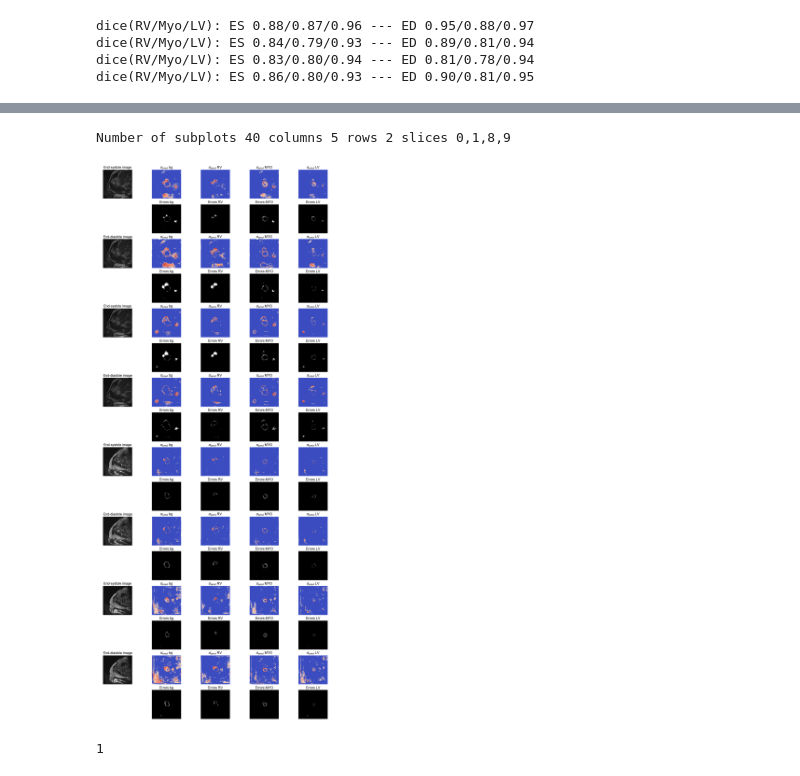
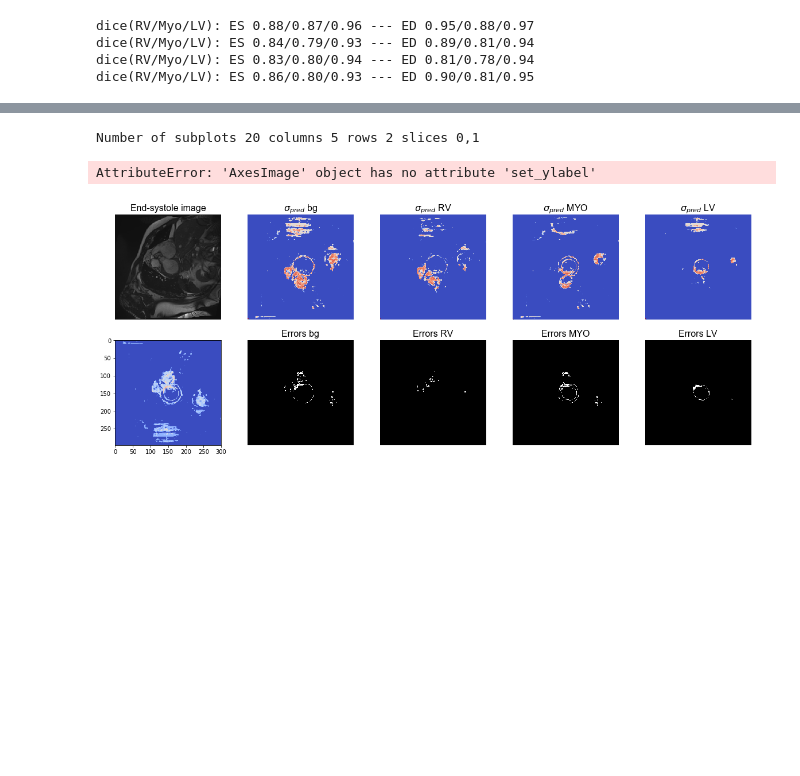
Before and after one commit to toologicbv/dcnn_acdc, a Jupyter notebook: notebooks/test_ensembles.ipynb, the cells around one changed output, grey strips where cells are left out. Cells and saved outputs as stored; diff of their text form; code cells hidden in the pictures; blank space fills up the shorter version.

```diff
--- a/notebooks/test_ensembles.ipynb
+++ b/notebooks/test_ensembles.ipynb
@@ -299,9 +204,6 @@ Number of subplots 20 columns 5 rows 4 slices 0,1
 # %%
-exper_hdl_mc_mix.test_results.visualize_uncertainty(width=20, height=120, slice_range=[0,1,8,9])
+exper_hdl_mc.test_results.visualize_prediction_uncertainty(width=20, height=80, slice_range=[0,1], do_save=True)
 # %% [output]
-Number of subplots 40 columns 5 rows 2 slices 0,1,8,9
+Number of subplots 20 columns 5 rows 2 slices 0,1
+AttributeError: 'AxesImage' object has no attribute 'set_ylabel'
-[figure, old version]
+[figure, new version]
-# %%
-len(exper_hdl_base.test_results.test_accuracy)
-# %% [output]
-1
```
Also changed, not shown: parts of 12 cells of this notebook, 4 other files.
